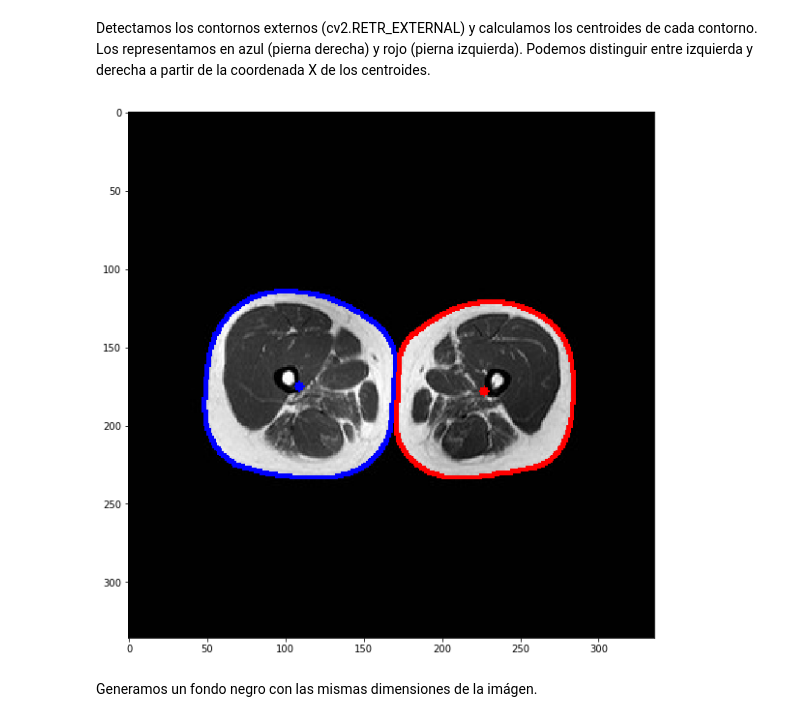
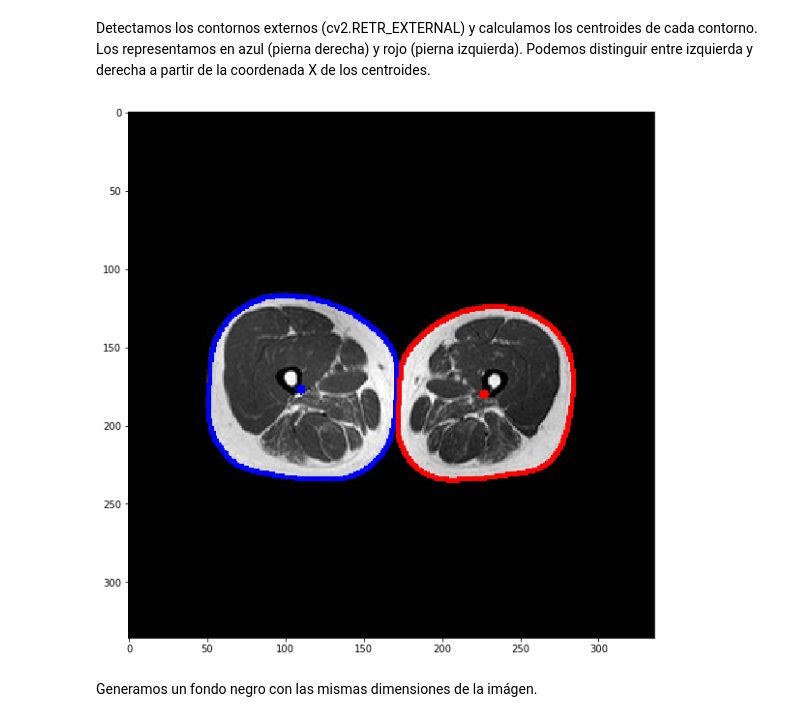
Before and after one commit to Jose-Verdu-Diaz/sa_poly2pixel, a Jupyter notebook: lib/blobDetection/blobDetection_.ipynb, the cells around one changed output. Cells and saved outputs as stored; diff of their text form; code cells hidden in the pictures.

```diff
--- a/lib/blobDetection/blobDetection_.ipynb
+++ b/lib/blobDetection/blobDetection_.ipynb
@@ -6,8 +11,13 @@ import numpy as np
 from matplotlib import pyplot as plt
 # %% [markdown]
 Cargamos la imágen de prueba
-# %%
-img = cv2.imread('a.jpg', cv2.IMREAD_GRAYSCALE)
+# %%
+path = '../../projects/RM1/img/0001-0045.jpg'
+
+if os.path.isfile(path):
+    img = cv2.imread(path, cv2.IMREAD_GRAYSCALE)
+else:
+    print (f'The file {path} does not exist.')
 # %% [markdown]
 Mostramos la imagen junto a su histograma (eje y en escala logaritmica). Se pueden ver claramente 3 picos, de izquierda a derecha: el fondo negro, el músculo gris oscuro y el tejido adiposo gris claro. Obsérvese que el fondo no es de un negro perfecto.
 # %%
@@ -22,5 +31,0 @@ Se aplica un threshold en el valor 100. El objetivo es conseguir una separación
-# %%
-ret, thresh = cv2.threshold(img,100,255,cv2.THRESH_BINARY)
-
-fig, ax = plt.subplots(figsize=(10, 10));
-ax.imshow(thresh, cmap='gray', interpolation='none');
@@ -28,0 +32,20 @@ ax.imshow(thresh, cmap='gray', interpolation='none');
+# %%
+success = False
+for th in np.arange(20, 101, 5).tolist():
+    ret, thresh = cv2.threshold(img,th,255,cv2.THRESH_BINARY)
+
+    # Remove white noise in mask
+    kernel = np.ones((2,2),np.uint8)
+    thresh = cv2.morphologyEx(thresh,cv2.MORPH_OPEN,kernel, iterations = 1)
+
+    contours, hierarchy = cv2.findContours(thresh, cv2.RETR_EXTERNAL, cv2.CHAIN_APPROX_SIMPLE)
+
+    if len(contours)==2:
+        success = True
+        print(f'Threshold: {th}')
+        break
+if not success:
+    print(f'{len(contours)} found at max threshold')
+
+fig, ax = plt.subplots(figsize=(10, 10));
+ax.imshow(thresh, cmap='gray', interpolation='none');
@@ -34,37 +60,37 @@ Detectamos los contornos externos (cv2.RETR_EXTERNAL) y calculamos los centroide
 
     contours, hierarchy = cv2.findContours(thresh, cv2.RETR_EXTERNAL, cv2.CHAIN_APPROX_SIMPLE)
 
-    # Cetro del contorno\n",
+    # Cetro del contorno
     centroids = []
     for i,c in enumerate(contours):
         M = cv2.moments(c)
         cX = int(M["m10"] / M["m00"])
         cY = int(M["m01"] / M["m00"])
         centroids.append((cX,cY))
 
-    if len(centroids) > 2 or len(centroids) == 0:
+    if not len(centroids) == 2:
         print(f'Len of centroids is {len(centroids)}')
     else:
         # Derecha: Azul
         # Izquierda: Rojo
             if centroids[0][0] > centroids[1][0]:
                 cv2.drawContours(img_rgb, [contours[1]], -1, (0, 0, 255), 2)
                 cv2.drawContours(img_rgb, [contours[0]], -1, (255, 0, 0), 2)
                 cv2.circle(img_rgb, centroids[1], 3, (0, 0, 255), -1)
                 cv2.circle(img_rgb, centroids[0], 3, (255, 0, 0), -1)
 
             elif centroids[0][0] < centroids[1][0]:
                 cv2.drawContours(img_rgb, [contours[0]], -1, (0, 0, 255), 2)
                 cv2.drawContours(img_rgb, [contours[1]], -1, (255, 0, 0), 2)
                 cv2.circle(img_rgb, centroids[0], 3, (0, 0, 255), -1)
                 cv2.circle(img_rgb, centroids[1], 3, (255, 0, 0), -1)
 
             else: cv2.circle(img_rgb, (cX, cY), 3, (0, 255, 0), -1)
 
     fig, ax = plt.subplots(figsize=(10, 10));
     ax.imshow(img_rgb, cmap='gray', interpolation='none');
 # %% [output]
-[figure, old version]
+[figure, new version]
 # %% [markdown]
 Generamos un fondo negro con las mismas dimensiones de la imágen.
 # %%
```
Also changed, not shown: parts of 9 cells of this notebook, 8 other files.
